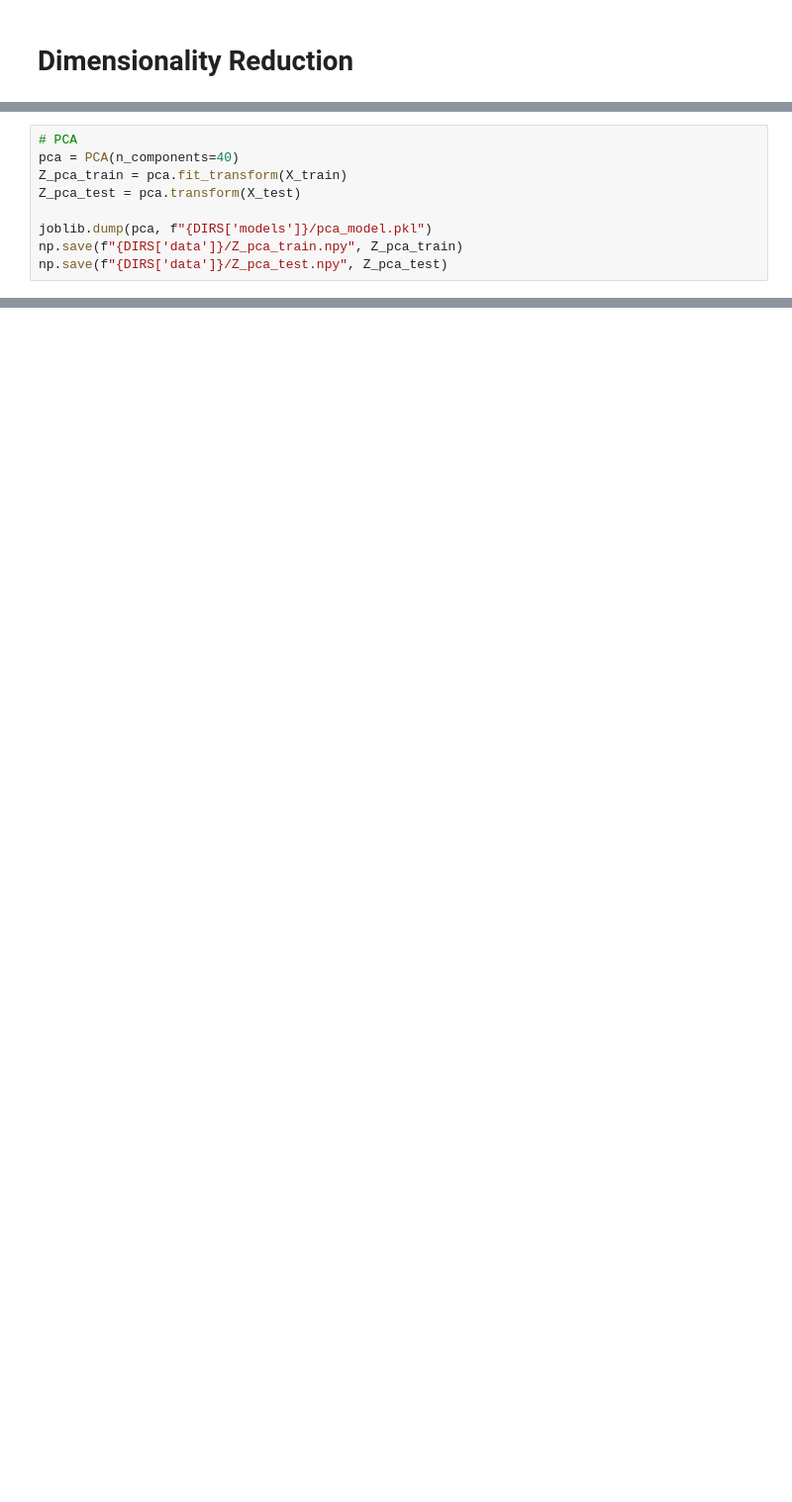
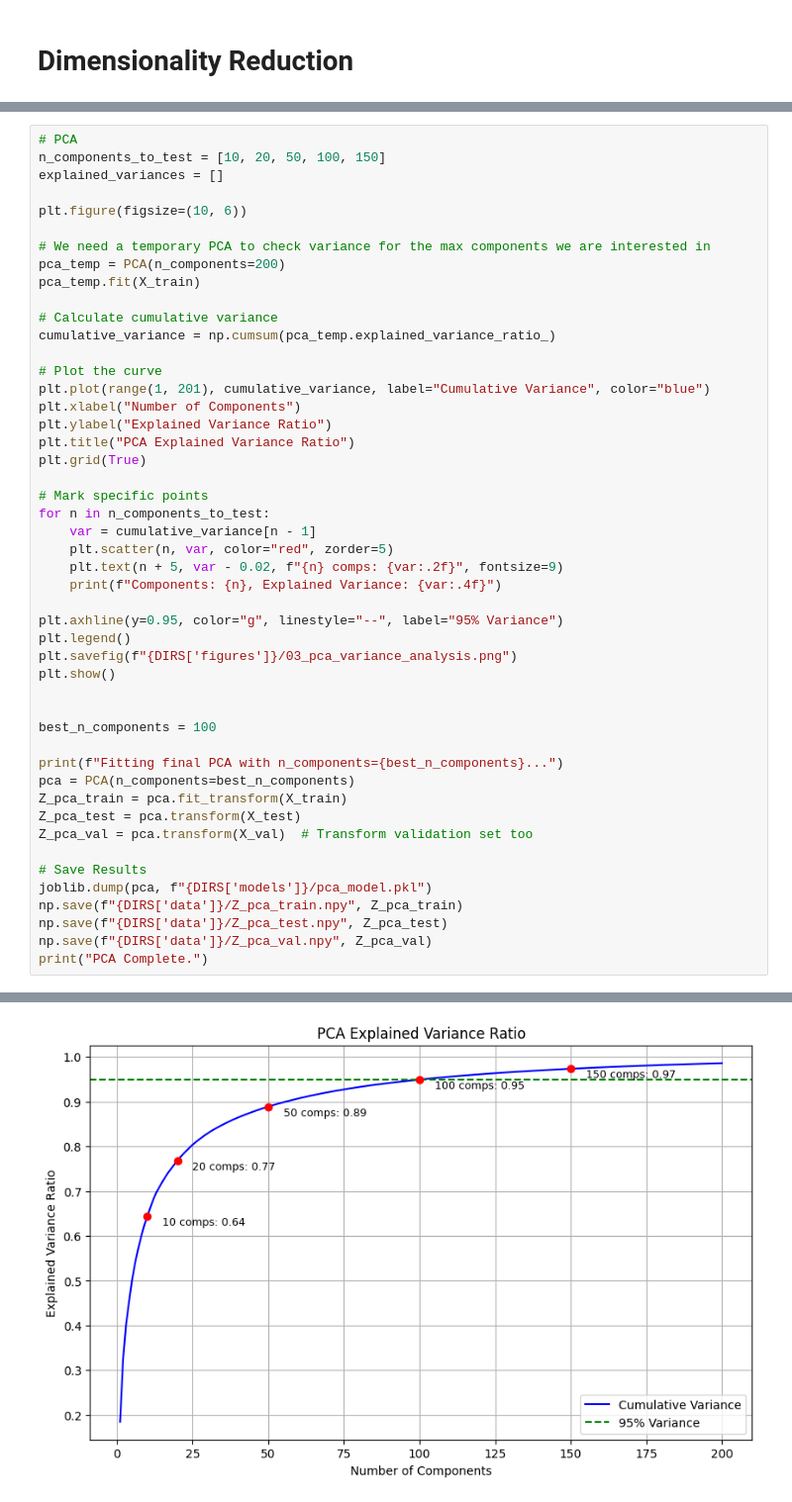
Before and after one commit to davitz1/UMIST_Project, a Jupyter notebook: notebooks/03_dim_reduction.ipynb, the cells around one changed output, grey strips where cells are left out. Shown: that part at 99% size. Cells and saved outputs as stored; diff of their text form; blank space fills up the shorter version.

```diff
--- a/notebooks/03_dim_reduction.ipynb
+++ b/notebooks/03_dim_reduction.ipynb
@@ -24,9 +29,49 @@ X_val = np.load(f"{DIRS['data']}/X_val.npy")
 # %%
 # PCA
-pca = PCA(n_components=40)
+n_components_to_test = [10, 20, 50, 100, 150]
+explained_variances = []
+
+plt.figure(figsize=(10, 6))
+
+# We need a temporary PCA to check variance for the max components we are interested in
+pca_temp = PCA(n_components=200)
+pca_temp.fit(X_train)
+
+# Calculate cumulative variance
+cumulative_variance = np.cumsum(pca_temp.explained_variance_ratio_)
+
+# Plot the curve
+plt.plot(range(1, 201), cumulative_variance, label="Cumulative Variance", color="blue")
+plt.xlabel("Number of Components")
+plt.ylabel("Explained Variance Ratio")
+plt.title("PCA Explained Variance Ratio")
+plt.grid(True)
+
+# Mark specific points
+for n in n_components_to_test:
+    var = cumulative_variance[n - 1]
+    plt.scatter(n, var, color="red", zorder=5)
+    plt.text(n + 5, var - 0.02, f"{n} comps: {var:.2f}", fontsize=9)
+    print(f"Components: {n}, Explained Variance: {var:.4f}")
+
+plt.axhline(y=0.95, color="g", linestyle="--", label="95% Variance")
+plt.legend()
+plt.savefig(f"{DIRS['figures']}/03_pca_variance_analysis.png")
+plt.show()
+
+
+best_n_components = 100
+
+print(f"Fitting final PCA with n_components={best_n_components}...")
+pca = PCA(n_components=best_n_components)
 Z_pca_train = pca.fit_transform(X_train)
 Z_pca_test = pca.transform(X_test)
+Z_pca_val = pca.transform(X_val)  # Transform validation set too
 
+# Save Results
 joblib.dump(pca, f"{DIRS['models']}/pca_model.pkl")
 np.save(f"{DIRS['data']}/Z_pca_train.npy", Z_pca_train)
 np.save(f"{DIRS['data']}/Z_pca_test.npy", Z_pca_test)
+np.save(f"{DIRS['data']}/Z_pca_val.npy", Z_pca_val)
+print("PCA Complete.")
+# %% [output]
@@ -32,0 +83 @@ np.save(f"{DIRS['data']}/Z_pca_test.npy", Z_pca_test)
+[figure, added]
```
Also changed, not shown: parts of 7 cells of this notebook, 4 other files.
